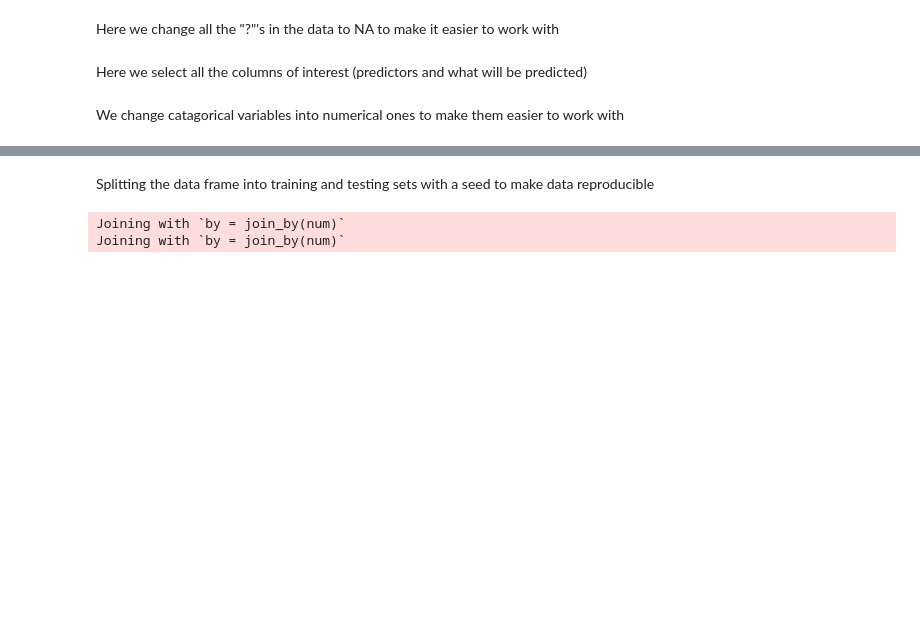
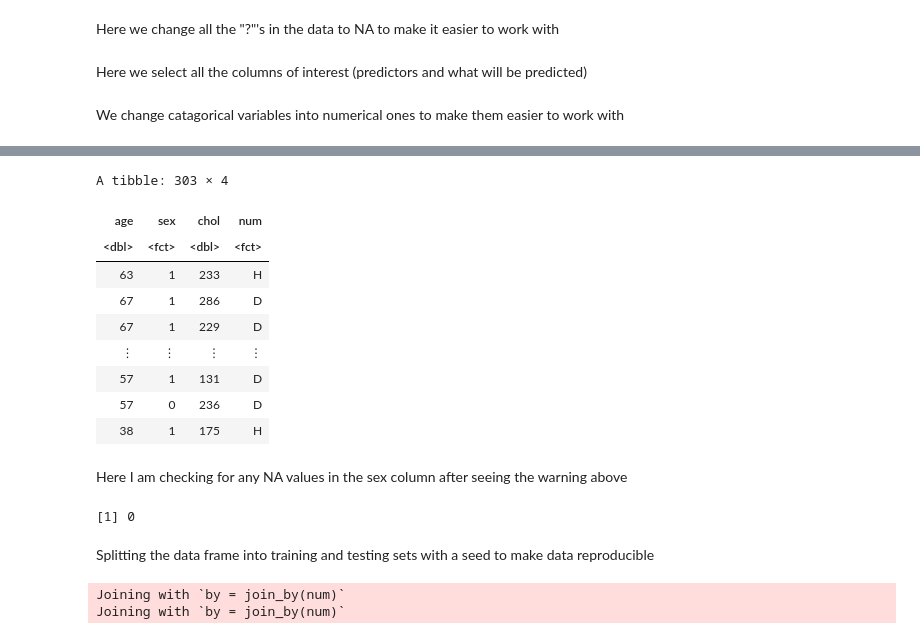
Before and after one commit to bkoschel/dsci100-project, a Jupyter notebook: heart-disease.ipynb, the cells around one changed output, grey strips where cells are left out. Drawn from its saved outputs; the diff is of its cells as text; code cells hidden in the pictures; blank space fills up the shorter version.

```diff
--- a/heart-disease.ipynb
+++ b/heart-disease.ipynb
@@ -86,7 +76,9 @@ heart_data <- select(heart_data, age, sex, chol, num)
 We change catagorical variables into numerical ones to make them easier to work with
 # %%
 heart_data_clean <- heart_data |>
-    mutate(sex = as_factor(sex)) |>
-    mutate(sex = fct_recode(sex, "M" = "1", "F" = "0")) |>
+    mutate(sex = recode(sex, "F" = 0, "M" = 1))|>
+    mutate(sex = as.factor(sex))|>
     mutate(num = as_factor(num)) |>
     mutate(num = fct_recode(num, "H" = "0", "D" = "1", "D" = "2", "D" = "3", "D" = "4"))
+heart_data_clean
+# %% [output]
@@ -93,3 +90,19 @@ heart_data_clean <- heart_data |>
+A tibble: 303 × 4
+| age | sex | chol | num |
+| <dbl> | <fct> | <dbl> | <fct> |
+| 63 | 1 | 233 | H |
+| 67 | 1 | 286 | D |
+| 67 | 1 | 229 | D |
+| ⋮ | ⋮ | ⋮ | ⋮ |
+| 57 | 1 | 131 | D |
+| 57 | 0 | 236 | D |
+| 38 | 1 | 175 | H |
+# %% [markdown]
+Here I am checking for any NA values in the sex column after seeing the warning above
+# %%
+sum(is.na(heart_data_clean$sex))
+# %% [output]
+[1] 0
 # %% [markdown]
 Splitting the data frame into training and testing sets with a seed to make data reproducible
 # %%
```
Also changed, not shown: parts of 5 cells of this notebook.
